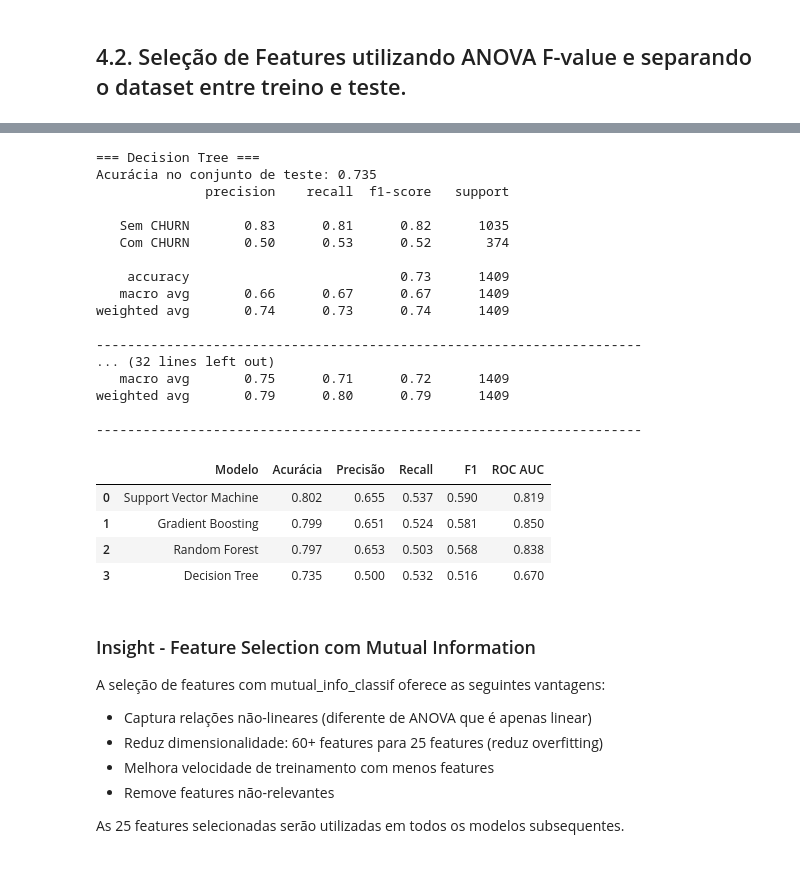
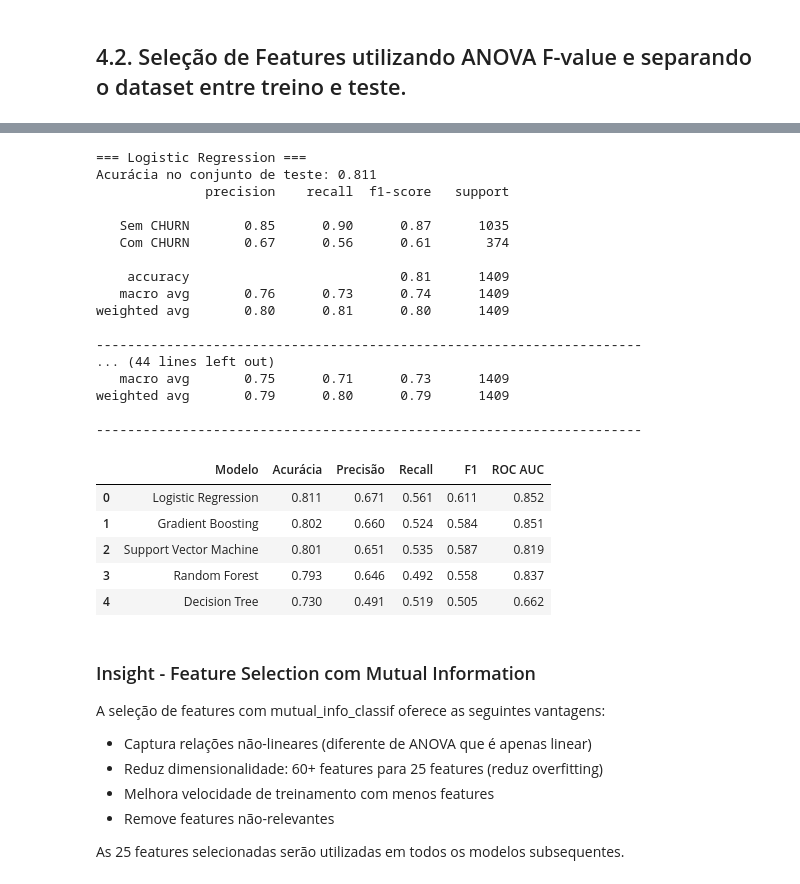
Before and after one commit to fiap-postech-ml-engineering/ml-churn-prediction, a Jupyter notebook: notebooks/02_baselines.ipynb, the cells around one changed output, grey strips where cells are left out. Drawn from its saved outputs; the diff is of its cells as text; code cells hidden in the pictures.

```diff
--- a/notebooks/02_baselines.ipynb
+++ b/notebooks/02_baselines.ipynb
@@ -481,19 +380,19 @@ df_encoded_fe.shape
 from sklearn.feature_selection import SelectKBest, f_classif, mutual_info_classif
 
 # Dividir dados (dataset já numérico, sem OHE adicional)
-y = df_encoded_fe['target']
-X = df_encoded_fe.drop(columns=['target'])
+y = df_engineered['target']
+X = df_engineered.drop(columns=['target'])
 feature_names = X.columns.tolist()
 
-X_train_fe, X_test_fe, y_train_fe, y_test_fe = train_test_split(
+X_train, X_test, y_train, y_test = train_test_split(
     X, y, test_size=0.2, stratify=y, random_state=42
 )
 
 # Seleção de features usando ANOVA F-value usando mutual_info_classif para capturar relações não lineares
-selector_preview = SelectKBest(mutual_info_classif, k=min(20, X_train_fe.shape[1]))
-X_train_selected = selector_preview.fit_transform(X_train_fe, y_train_fe)
+selector_preview = SelectKBest(mutual_info_classif, k=min(20, X_train.shape[1]))
+X_train_selected = selector_preview.fit_transform(X_train, y_train)
 
-X_test_selected = selector_preview.transform(X_test_fe)
+X_test_selected = selector_preview.transform(X_test)
 
 selected_mask = selector_preview.get_support()
 selected_features = [name for name, keep in zip(feature_names, selected_mask) if keep]
@@ -544,6 +443,7 @@ plt.style.use('seaborn-v0_8-darkgrid')
 # %%
 # Comparação inicial entre diferentes algoritmos de classificação
 model_configs = {
+    "Logistic Regression": LogisticRegression(random_state=42),
     "Decision Tree": DecisionTreeClassifier(random_state=42),
     "Random Forest": RandomForestClassifier(random_state=42),
     "Support Vector Machine": SVC(kernel="rbf", probability=True, random_state=42),
@@ -559,61 +459,62 @@ for model_name, estimator in model_configs.items():
         steps.append(("scaler", StandardScaler()))
     steps.append(("model", estimator))
     pipeline = Pipeline(steps)
-    pipeline.fit(X_train_fe, y_train_fe)
-    y_pred = pipeline.predict(X_test_fe)
+    pipeline.fit(X_train, y_train)
+    y_pred = pipeline.predict(X_test)
 
-    accuracy = accuracy_score(y_test_fe, y_pred)
-    precision = precision_score(y_test_fe, y_pred)
-    recall = recall_score(y_test_fe, y_pred)
-    f1 = f1_score(y_test_fe, y_pred)
+    accuracy = accuracy_score(y_test, y_pred)
+    precision = precision_score(y_test, y_pred)
+    recall = recall_score(y_test, y_pred)
+    f1 = f1_score(y_test, y_pred)
     roc_auc = np.nan
     if hasattr(pipeline, "predict_proba"):
-        y_proba = pipeline.predict_proba(X_test_fe)[:, 1]
-        roc_auc = roc_auc_score(y_test_fe, y_proba)
+        y_proba = pipeline.predict_proba(X_test)[:, 1]
+        roc_auc = roc_auc_score(y_test, y_proba)
     elif hasattr(pipeline, "decision_function"):
-        y_scores = pipeline.decision_function(X_test_fe)
-        roc_auc = roc_auc_score(y_test_fe, y_scores)
+        y_scores = pipeline.decision_function(X_test)
+        roc_auc = roc_auc_score(y_test, y_scores)
 
     print(f"=== {model_name} ===")
     print(f"Acurácia no conjunto de teste: {accuracy:.3f}")
-    print(classification_report(y_test_fe, y_pred, target_names=["Sem CHURN", "Com CHURN"]))
+    print(classification_report(y_test, y_pred, target_names=["Sem CHURN", "Com CHURN"]))
     print("-" * 70)
 
     trained_models[model_name] = pipeline
     results.append({
         "Modelo": model_name,
         "Acurácia": accuracy,
         "Precisão": precision,
         "Recall": recall,
         "F1": f1,
         "ROC AUC": roc_auc,
     })
 
 results_df = pd.DataFrame(results)
 results_df.sort_values(by="Acurácia", ascending=False).reset_index(drop=True).round(3)
 # %% [output]
-=== Decision Tree ===
-Acurácia no conjunto de teste: 0.735
+=== Logistic Regression ===
+Acurácia no conjunto de teste: 0.811
               precision    recall  f1-score   support
 
-   Sem CHURN       0.83      0.81      0.82      1035
-   Com CHURN       0.50      0.53      0.52       374
+   Sem CHURN       0.85      0.90      0.87      1035
+   Com CHURN       0.67      0.56      0.61       374
 
-    accuracy                           0.73      1409
-   macro avg       0.66      0.67      0.67      1409
-weighted avg       0.74      0.73      0.74      1409
+    accuracy                           0.81      1409
+   macro avg       0.76      0.73      0.74      1409
+weighted avg       0.80      0.81      0.80      1409
 
 ----------------------------------------------------------------------
-... (32 lines left out)
-   macro avg       0.75      0.71      0.72      1409
+... (44 lines left out)
+   macro avg       0.75      0.71      0.73      1409
 weighted avg       0.79      0.80      0.79      1409
 
 ----------------------------------------------------------------------
 |  | Modelo | Acurácia | Precisão | Recall | F1 | ROC AUC |
-| 0 | Support Vector Machine | 0.802 | 0.655 | 0.537 | 0.590 | 0.819 |
-| 1 | Gradient Boosting | 0.799 | 0.651 | 0.524 | 0.581 | 0.850 |
-| 2 | Random Forest | 0.797 | 0.653 | 0.503 | 0.568 | 0.838 |
-| 3 | Decision Tree | 0.735 | 0.500 | 0.532 | 0.516 | 0.670 |
+| 0 | Logistic Regression | 0.811 | 0.671 | 0.561 | 0.611 | 0.852 |
+| 1 | Gradient Boosting | 0.802 | 0.660 | 0.524 | 0.584 | 0.851 |
+| 2 | Support Vector Machine | 0.801 | 0.651 | 0.535 | 0.587 | 0.819 |
+| 3 | Random Forest | 0.793 | 0.646 | 0.492 | 0.558 | 0.837 |
+| 4 | Decision Tree | 0.730 | 0.491 | 0.519 | 0.505 | 0.662 |
 # %% [markdown]
 ### Insight - Feature Selection com Mutual Information
 
```
Also changed, not shown: parts of 38 cells of this notebook, 31 other files.
